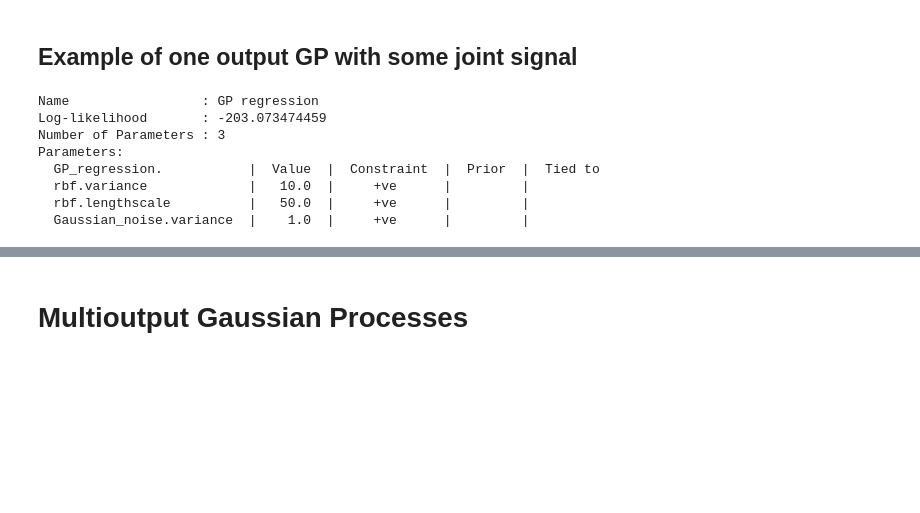
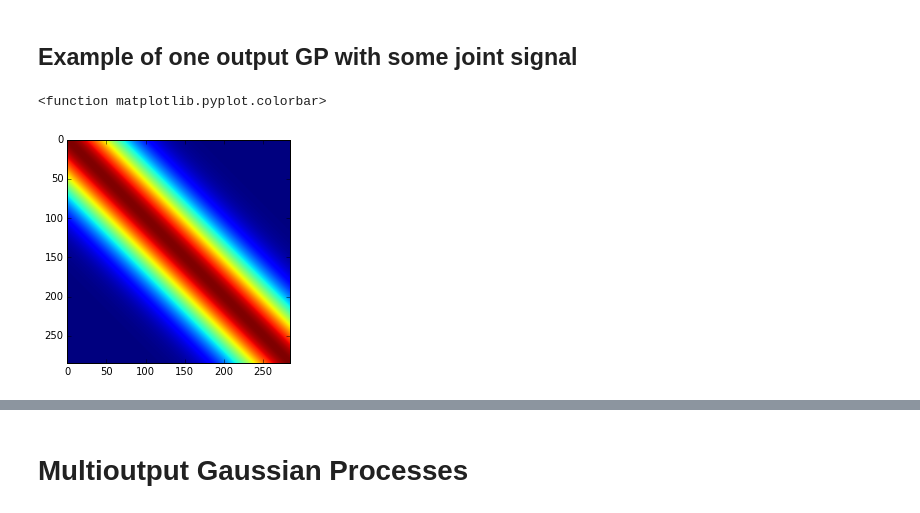
Before and after one commit to juangil/machine_learning_class, a Jupyter notebook: GP_tests/mocap_test_1/MOGP_mocap_1.ipynb, the cells around one changed output, grey strips where cells are left out. Saved outputs shown, nothing was run; the diff lists cells and outputs as text; code cells hidden in the pictures; blank space fills up the shorter version.

```diff
--- a/GP_tests/mocap_test_1/MOGP_mocap_1.ipynb
+++ b/GP_tests/mocap_test_1/MOGP_mocap_1.ipynb
@@ -149,25 +207,20 @@ pb.plot(time_stamps, X[0,:])
 # %%
 d = 1          # input dimension
 var = 10.       # variance
 theta = 50.0
 k = GPy.kern.RBF(d, variance=var, lengthscale=theta)
+k2 = GPy.kern.Bias(1)
 Y = X[0,:]
 Y = Y[:, None]
 #input_t = np.matrix(time_stamps)
 #input_t = np.transpose(input_t)
 C = k.K(input_t)
 plt.imshow(C)
 plt.colorbar
 #print time_stamps, input_t
+# %% [output]
+<function matplotlib.pyplot.colorbar>
+[figure, added]
 # %%
 m = GPy.models.GPRegression(input_t,Y,k)
-print m
+m2 = GPy.models.GPRegression(input_t,Y,k2)
-# %% [output]
-Name                 : GP regression
-Log-likelihood       : -203.073474459
-Number of Parameters : 3
-Parameters:
-  GP_regression.           |  Value  |  Constraint  |  Prior  |  Tied to
-  rbf.variance             |   10.0  |     +ve      |         |
-  rbf.lengthscale          |   50.0  |     +ve      |         |
-  Gaussian_noise.variance  |    1.0  |     +ve      |         |
```
Also changed, not shown: parts of 7 cells of this notebook, 1 other file.
